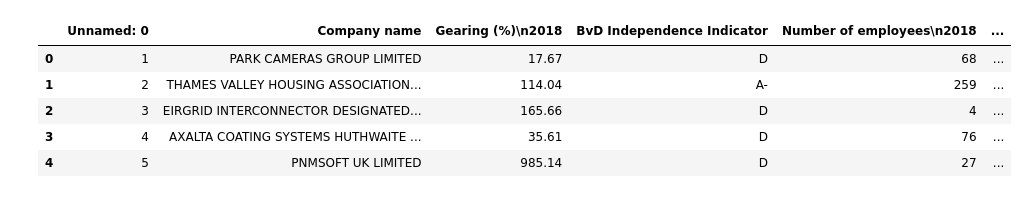
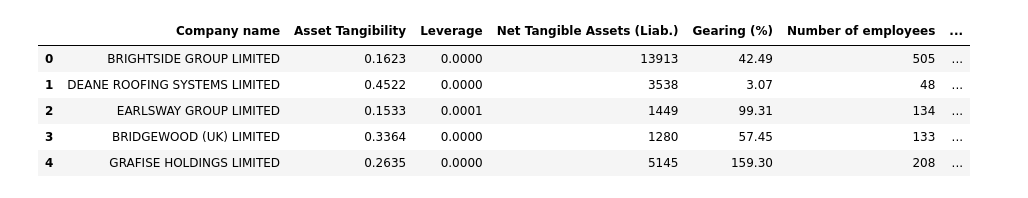
Before and after one commit to 0xNathanW/Financial-Econ-Coursework, a Jupyter notebook: EDA.ipynb, the cells around one changed output. Saved outputs shown, nothing was run; the diff lists cells and outputs as text; code cells hidden in the pictures.

```diff
--- a/EDA.ipynb
+++ b/EDA.ipynb
@@ -8,11 +10,11 @@ from sklearn.preprocessing import LabelEncoder
 # %%
 # Import data from csv.
-df = pd.read_csv('./Data1.csv', encoding="ansi")
+df = pd.read_csv('./CleanData.csv', encoding="UTF-8")
 df.head()
 # %% [output]
-|  | Unnamed: 0 | Company name | Gearing (%)\n2018 | BvD Independence Indicator | Number of employees\n2018 | ... |
-| 0 | 1 | PARK CAMERAS GROUP LIMITED | 17.67 | D | 68 | ... |
-| 1 | 2 | THAMES VALLEY HOUSING ASSOCIATION... | 114.04 | A- | 259 | ... |
-| 2 | 3 | EIRGRID INTERCONNECTOR DESIGNATED... | 165.66 | D | 4 | ... |
-| 3 | 4 | AXALTA COATING SYSTEMS HUTHWAITE ... | 35.61 | D | 76 | ... |
-| 4 | 5 | PNMSOFT UK LIMITED | 985.14 | D | 27 | ... |
+|  | Company name | Asset Tangibility | Leverage | Net Tangible Assets (Liab.) | Gearing (%) | Number of employees | ... |
+| 0 | BRIGHTSIDE GROUP LIMITED | 0.1623 | 0.0000 | 13913 | 42.49 | 505 | ... |
+| 1 | DEANE ROOFING SYSTEMS LIMITED | 0.4522 | 0.0000 | 3538 | 3.07 | 48 | ... |
+| 2 | EARLSWAY GROUP LIMITED | 0.1533 | 0.0001 | 1449 | 99.31 | 134 | ... |
+| 3 | BRIDGEWOOD (UK) LIMITED | 0.3364 | 0.0000 | 1280 | 57.45 | 133 | ... |
+| 4 | GRAFISE HOLDINGS LIMITED | 0.2635 | 0.0000 | 5145 | 159.30 | 208 | ... |
```
Also changed, not shown: parts of 14 cells of this notebook, 6 other files.
